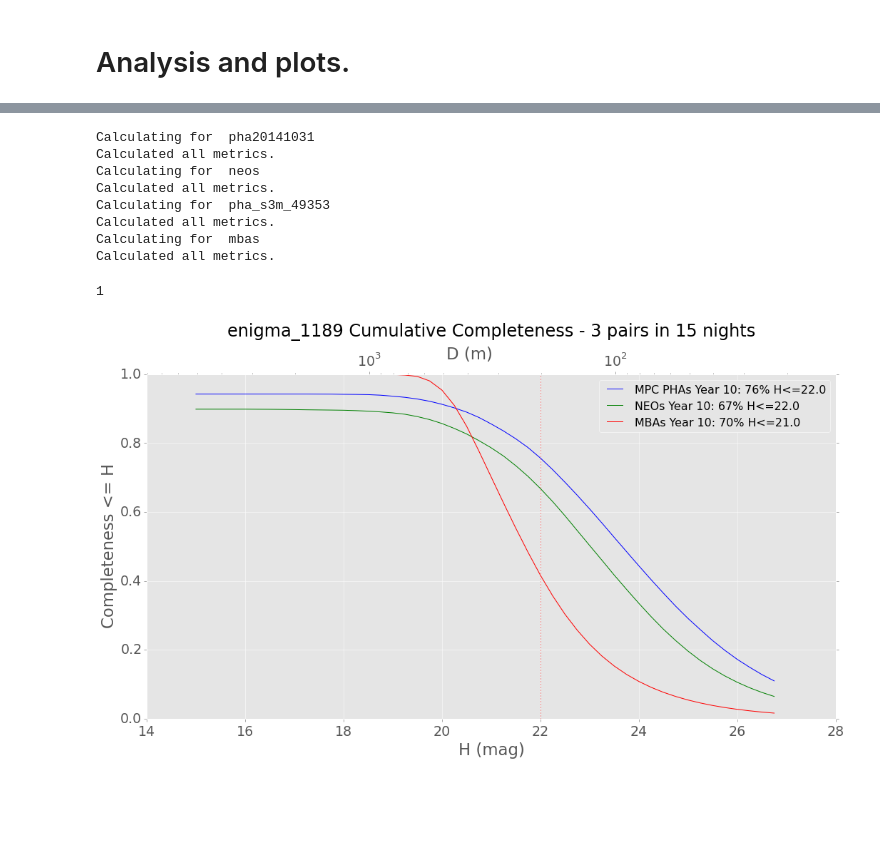
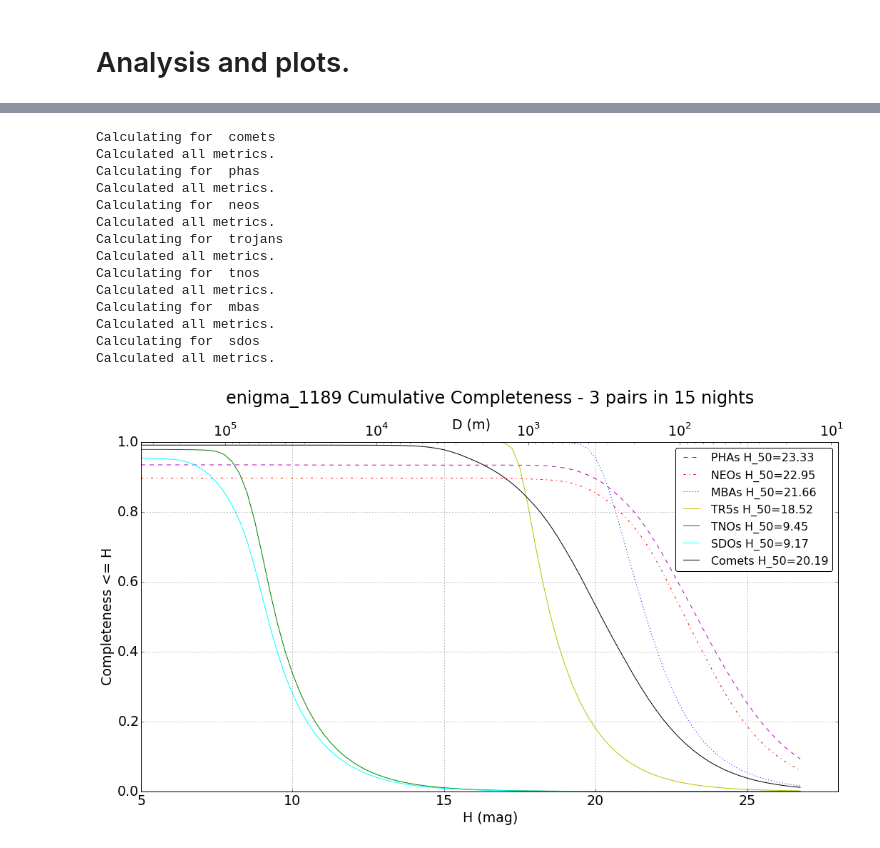
Before and after one commit to rhiannonlynne/318-proceedings, a Jupyter notebook: PHA, NEOs and MBAs.ipynb, the cells around one changed output, grey strips where cells are left out. Saved outputs shown, nothing was run; the diff lists cells and outputs as text; code cells hidden in the pictures; blank space fills up the shorter version.

```diff
--- a/PHA, NEOs and MBAs.ipynb
+++ b/PHA, NEOs and MBAs.ipynb
@@ -128,30 +134,39 @@ mbas 41
 # %%
 # Run all the metricbundles. This will take a while - we're computing lots of things.
-outDir = 'testout'
+outDir = 'ssm_2k_out'
 for obj in bdict:
     print "Calculating for ", obj
     bg = mmb.MoMetricBundleGroup(bdict[obj], outDir=outDir)
     bg.runAll()
     bg.summaryAll()
 # %% [output]
-Calculating for  pha20141031
+Calculating for  comets
+Calculated all metrics.
+Calculating for  phas
 Calculated all metrics.
 Calculating for  neos
 Calculated all metrics.
-Calculating for  pha_s3m_49353
+Calculating for  trojans
+Calculated all metrics.
+Calculating for  tnos
 Calculated all metrics.
 Calculating for  mbas
 Calculated all metrics.
+Calculating for  sdos
+Calculated all metrics.
 # %%
 plotdicts = {}
 albedo = 0.07
-plotdicts['mbas'] = {'color':'r', 'label':'MBAs', 'albedo':albedo}
-plotdicts['neos'] = {'color':'g', 'label':'NEOs', 'albedo':albedo}
-plotdicts['pha20141031'] = {'color':'b', 'label':'MPC PHAs', 'albedo':albedo}
-plotdicts['pha_s3m_49353'] = {'color':'m', 'label':'S3M PHAs', 'albedo':albedo}
+plotdicts['phas'] = {'color':'m', 'linestyle':'--', 'label':'PHAs', 'albedo':albedo}
+plotdicts['neos'] = {'color':'r', 'linestyle':'-.', 'label':'NEOs', 'albedo':albedo}
+plotdicts['mbas'] = {'color':'b', 'linestyle':':', 'label':'MBAs', 'albedo':albedo}
+plotdicts['trojans'] = {'color':'y', 'linestyle':'-', 'label':'TR5s', 'albedo':albedo}
+plotdicts['tnos'] = {'color':'g', 'linestyle':'-', 'label':'TNOs', 'albedo':albedo}
+plotdicts['sdos'] = {'color':'cyan', 'linestyle':'-', 'label':'SDOs', 'albedo':albedo}
+plotdicts['comets'] = {'color':'k', 'linestyle':'-', 'label':'Comets', 'albedo':albedo}
 yearColors = {2:'k', 4:'b', 6:'g', 8:'y', 10:'r', 12:'m', 15:'k'}
 # %%
-ph = plots.PlotHandler(outDir=outDir, savefig=True)
+ph = plots.PlotHandler(outDir=outDir, savefig=True, dpi=600, figformat='pdf', thumbnail=False)
 # %%
 # Will use a mock metricBundle to generate plots.
 # The completeness values (what we typically want to plot here) are a summary value, not an actual metric value.
@@ -166,33 +183,28 @@ def makeCompletenessBundle(slicer, completenessValues, plotDict):
 # %%
 # Will use a mock metricBundle to generate plots.
 # The completeness values (what we typically want to plot here) are a summary value, not an actual metric value.
 # So this little bit of fiddling lets us use the plotHandler as we would normally (with a metricBundle), but with
 # the actual values we want to plot.
 
-# Cumulative completeness, as function of H (for each of nyear above)
+# Cumulative completeness, as function of
 compbundles = []
 yr = max(nyears)
-
-for obj in ['pha20141031', 'neos', 'mbas']:
-    if obj == 'mbas':
-        Hmark = 21
-    else:
-        Hmark = 22
+h50 = {}
+for obj in objtypes:
     mos = moslicers[obj]
-    Hidx = np.where(mos.Hrange == Hmark)[0]
-
-    completeness = allBundles[obj]['discovery'][yr].summaryValues['CumulativeCompleteness'][0]
-    cval = completeness[Hidx]
+    completeness = allBundles[obj]['Discovery'][yr].summaryValues['CumulativeCompleteness'][0]
+    f = interp1d(completeness, mos.Hrange)
+    h50[obj] = f(0.5)
     #print obj, Hidx, cval, completeness, mos.Hrange
-    plotDict = {'albedo':albedo, 'label':'%s Year %d: %.0f%s H<=%.1f'
-                %(plotdicts[obj]['label'], yr, cval*100, '%', Hmark),
-                'color':plotdicts[obj]['color'],
+    plotDict = {'albedo':albedo, 'label':'%s H_50=%0.2f'
+                %(plotdicts[obj]['label'], h50[obj]),
+                'color':plotdicts[obj]['color'], 'linestyle':plotdicts[obj]['linestyle'],
                 'title':'%s Cumulative Completeness - 3 pairs in 15 nights' %(runName),
-                'ylabel':'Completeness <= H', 'yMin':0, 'yMax':1, 'Hmark':22}
+                'ylabel':'Completeness <= H', 'yMin':0, 'yMax':1}
     mb = makeCompletenessBundle(mos, completeness, plotDict)
     compbundles.append(mb)
 ph.setMetricBundles(compbundles)
-ph.plot(plotFunc=plots.MetricVsH())
+ph.plot(plotFunc=plots.MetricVsH(), plotDicts={'xMin':5, 'xMax':28, 'legendloc':'upper right'})
+plt.savefig(os.path.join(outDir, 'CumulativeCompleteness_standard.pdf'), format='pdf')
 # %% [output]
-1
-[figure, old version]
+[figure, new version]
```
Also changed, not shown: parts of 18 cells of this notebook, 2 other files.
